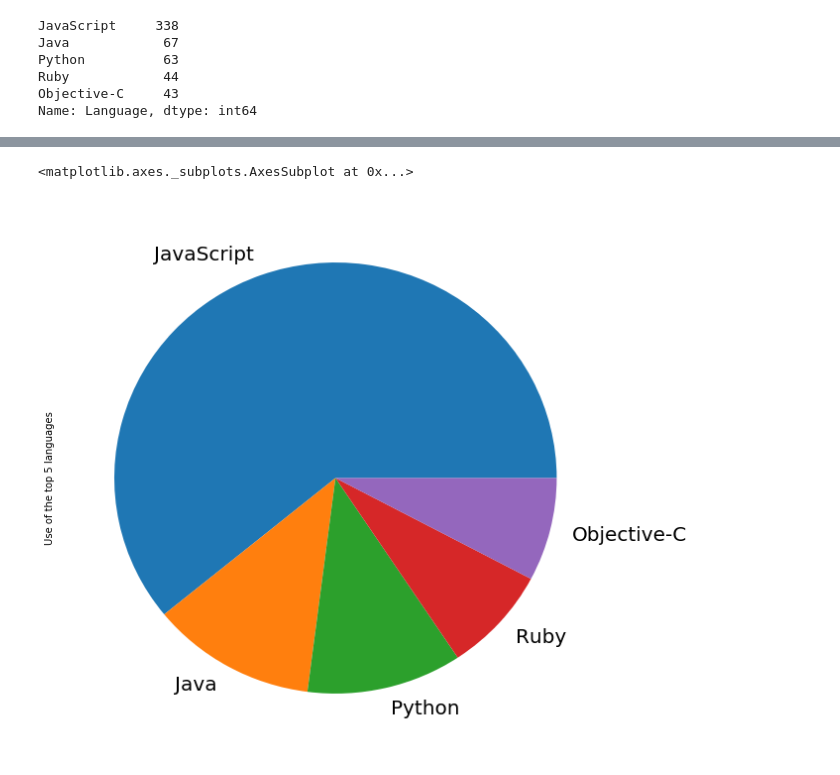
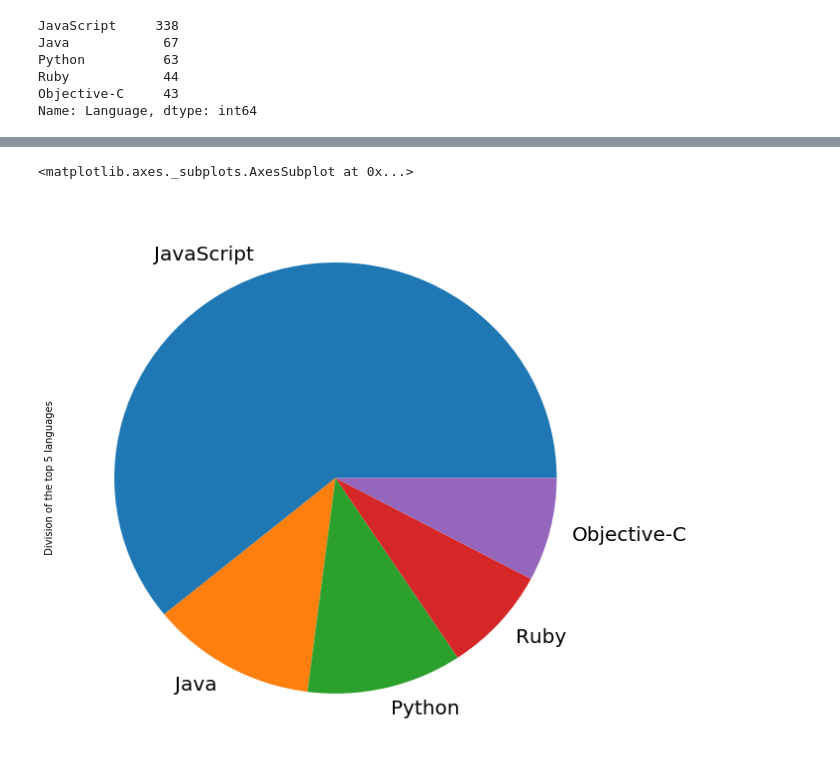
Before and after one commit to varbha/GitHub_Repository_Analysis, a Jupyter notebook: Top Projects on Github.ipynb, the cells around one changed output, grey strips where cells are left out. Cells and saved outputs as stored; diff of their text form; code cells hidden in the pictures.

```diff
--- a/Top Projects on Github.ipynb
+++ b/Top Projects on Github.ipynb
@@ -126,6 +150,6 @@ x.plot(kind='barh',figsize=(15,10),grid=True, label='Number of repositories',leg
 # %%
 %matplotlib inline
-x[:5].plot.pie(label="Use of the top 5 languages",fontsize=20,figsize=(10,10))
+x[:5].plot.pie(label="Division of the top 5 languages",fontsize=20,figsize=(10,10))
 # %% [output]
 <matplotlib.axes._subplots.AxesSubplot at 0x...>
-[figure, old version]
+[figure, new version]
```
Also changed, not shown: parts of 29 cells of this notebook.
